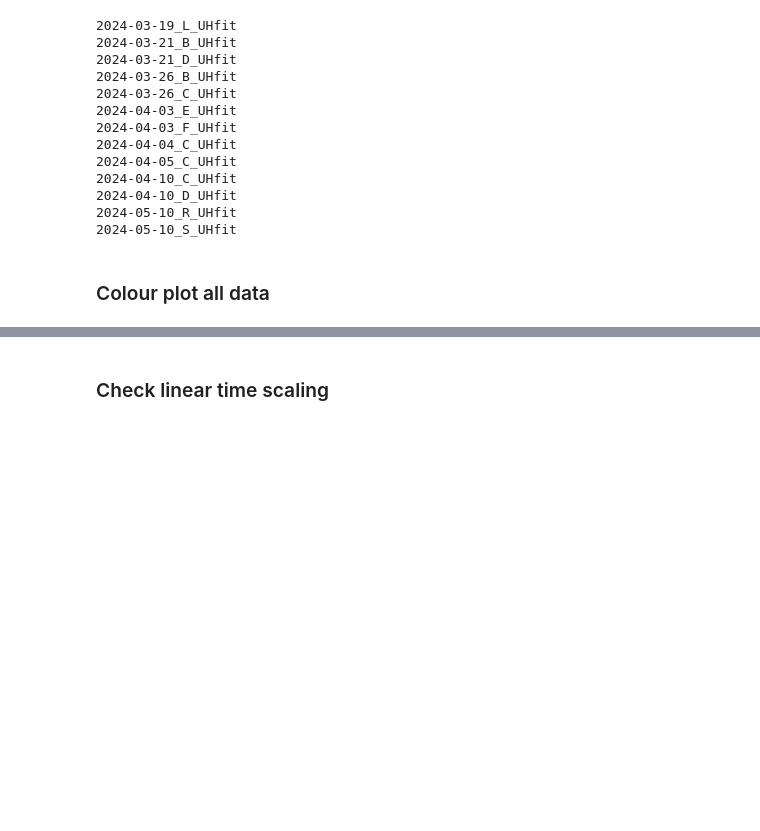
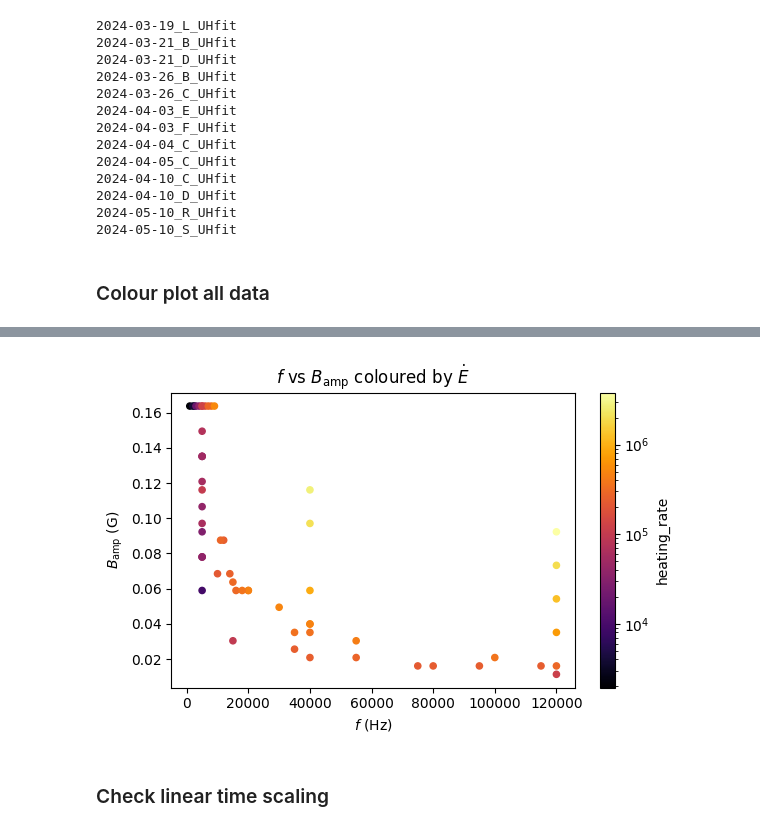
Before and after one commit to uoft-chiplab/Fast-Modulation-Contact-Correlation-Project, a Jupyter notebook: contact_correlations/heating_rate_analysis.ipynb, the cells around one changed output, grey strips where cells are left out. Drawn from its saved outputs; the diff is of its cells as text; code cells hidden in the pictures; blank space fills up the shorter version.

```diff
--- a/contact_correlations/heating_rate_analysis.ipynb
+++ b/contact_correlations/heating_rate_analysis.ipynb
@@ -281,3 +291,31 @@ plt.show()
+# %%
+import matplotlib.pyplot as plt
+
+
+log_norm = mcolors.LogNorm(vmin=plot_df['heating_rate'].min(), vmax=plot_df['heating_rate'].max())
+
+# Create the scatter plot
+scatter = plot_df.plot.scatter(
+    x='freq',
+    y='Bamp',
+    c='heating_rate',
+    cmap='inferno',
+    colorbar=True,   # Shows the color scale bar on the right
+    figsize=(6, 4),
+    sharex=False,     # Fixes a common matplotlib bug with x-axis labels
+    norm=log_norm
+)
+
+# Label the chart
+scatter.set_title(r'$f$ vs $B_\mathrm{amp}$ coloured by $\dot{E}$')
+scatter.set_xlabel(r'$f$ (Hz)')
+scatter.set_ylabel(r'$B_\mathrm{amp}$ (G)')
+
+plt.tight_layout()  # Adjust subplots to fit into figure area.
+
+plt.show()
+# %% [output]
+[figure, added]
 # %% [markdown]
 ### Check linear time scaling
 # %%
```
Also changed, not shown: parts of 5 cells of this notebook.
